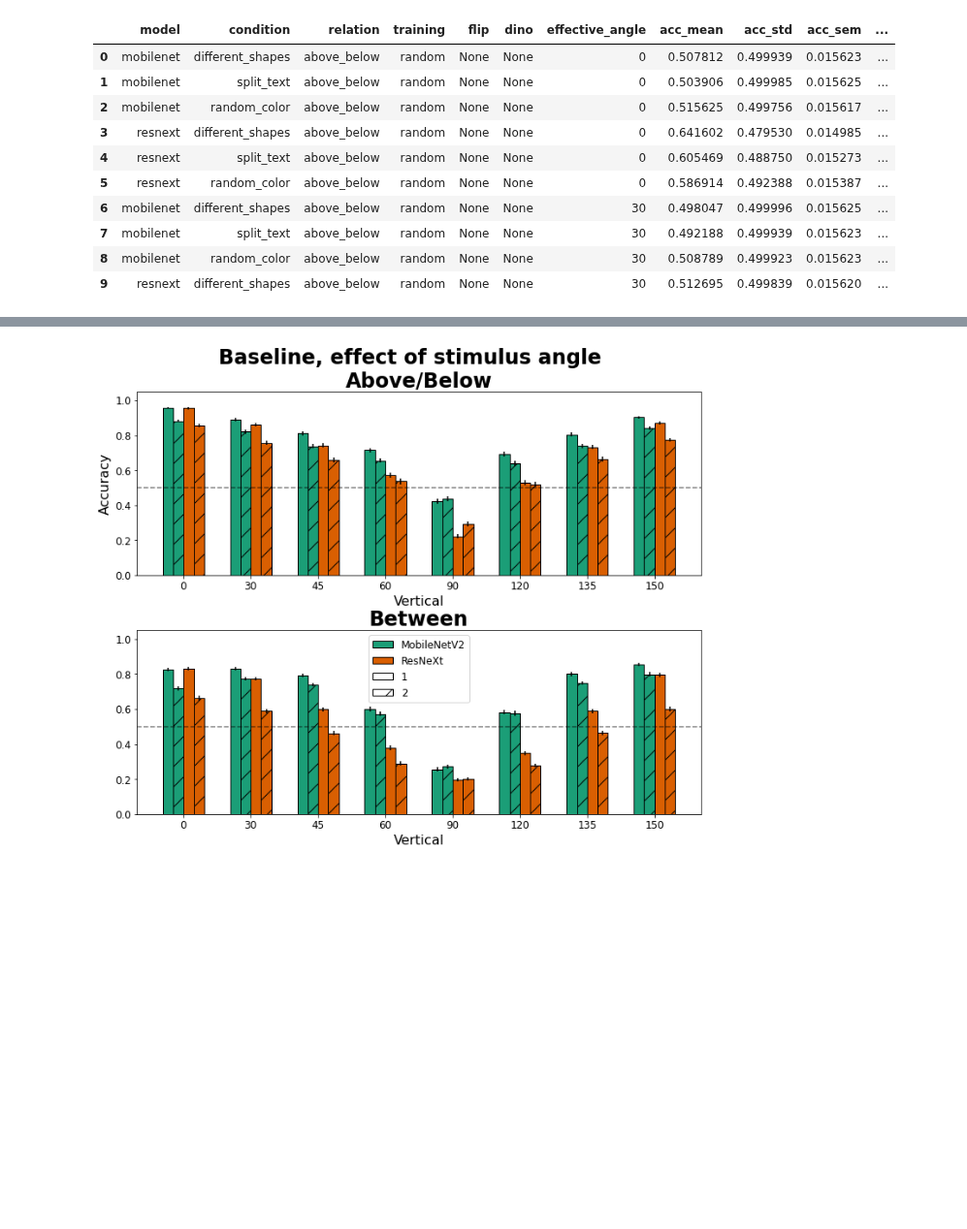
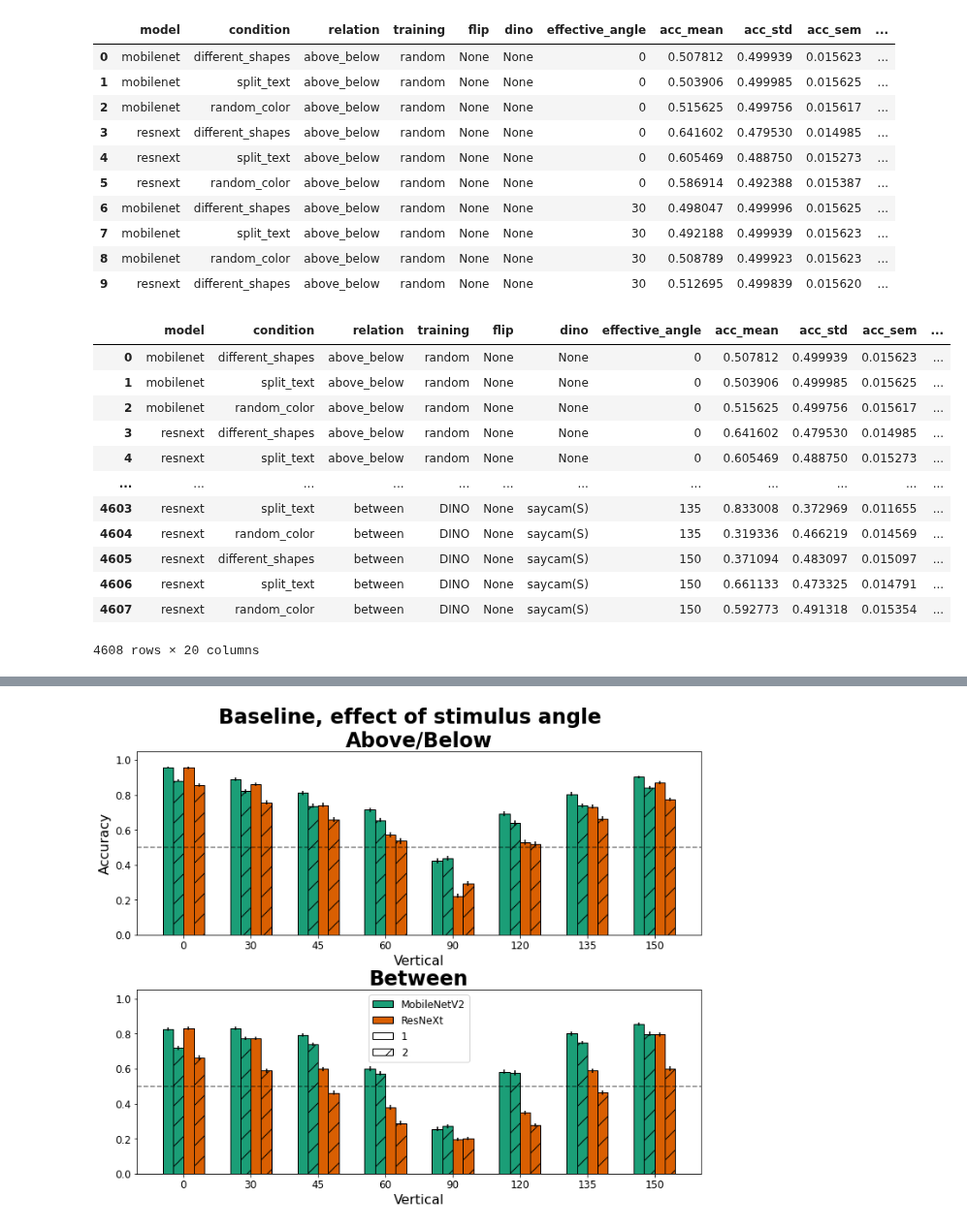
Before and after one commit to guydav/simple-relational-reasoning, a Jupyter notebook: notebooks/EmbeddingDataAnalysis.ipynb, the cells around one changed output, grey strips where cells are left out. Shown at 97% size. Saved outputs shown, nothing was run; the diff lists cells and outputs as text; code cells hidden in the pictures; blank space fills up the shorter version.

```diff
--- a/notebooks/EmbeddingDataAnalysis.ipynb
+++ b/notebooks/EmbeddingDataAnalysis.ipynb
@@ -418,6 +422,22 @@ def multiple_bar_plots(df: pd.DataFrame, *,
         save_plot(save_path, should_print=save_should_print)
 
     plt.show()
+# %%
+combined_df
+# %% [output]
+|  | model | condition | relation | training | flip | dino | effective_angle | acc_mean | acc_std | acc_sem | ... |
+| 0 | mobilenet | different_shapes | above_below | random | None | None | 0 | 0.507812 | 0.499939 | 0.015623 | ... |
+| 1 | mobilenet | split_text | above_below | random | None | None | 0 | 0.503906 | 0.499985 | 0.015625 | ... |
+| 2 | mobilenet | random_color | above_below | random | None | None | 0 | 0.515625 | 0.499756 | 0.015617 | ... |
+| 3 | resnext | different_shapes | above_below | random | None | None | 0 | 0.641602 | 0.479530 | 0.014985 | ... |
+| 4 | resnext | split_text | above_below | random | None | None | 0 | 0.605469 | 0.488750 | 0.015273 | ... |
+| ... | ... | ... | ... | ... | ... | ... | ... | ... | ... | ... | ... |
+| 4603 | resnext | split_text | between | DINO | None | saycam(S) | 135 | 0.833008 | 0.372969 | 0.011655 | ... |
+| 4604 | resnext | random_color | between | DINO | None | saycam(S) | 135 | 0.319336 | 0.466219 | 0.014569 | ... |
+| 4605 | resnext | different_shapes | between | DINO | None | saycam(S) | 150 | 0.371094 | 0.483097 | 0.015097 | ... |
+| 4606 | resnext | split_text | between | DINO | None | saycam(S) | 150 | 0.661133 | 0.473325 | 0.014791 | ... |
+| 4607 | resnext | random_color | between | DINO | None | saycam(S) | 150 | 0.592773 | 0.491318 | 0.015354 | ... |
+4608 rows × 20 columns
 # %%
 multiple_bar_plots(combined_df,
     # what and how to plot arguments
```
Also changed, not shown: parts of 8 cells of this notebook, 1 other file.
